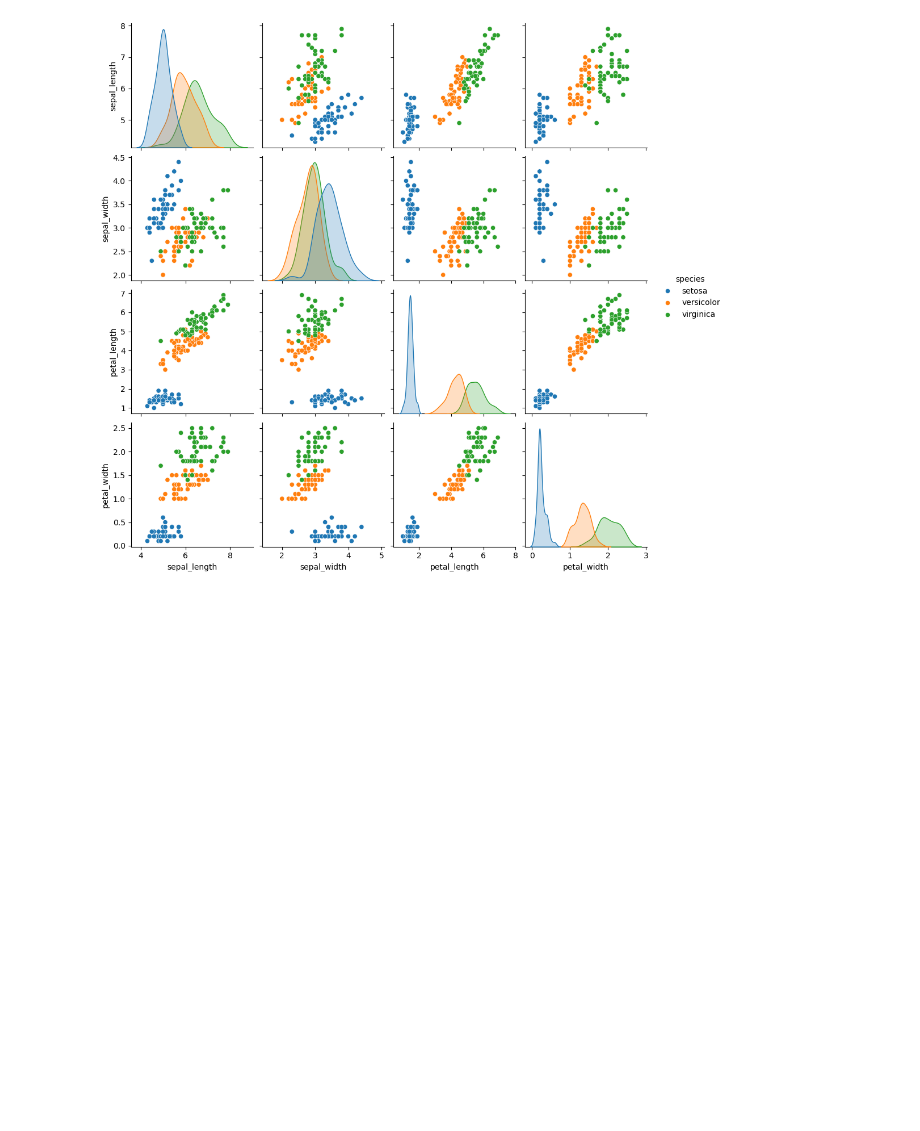
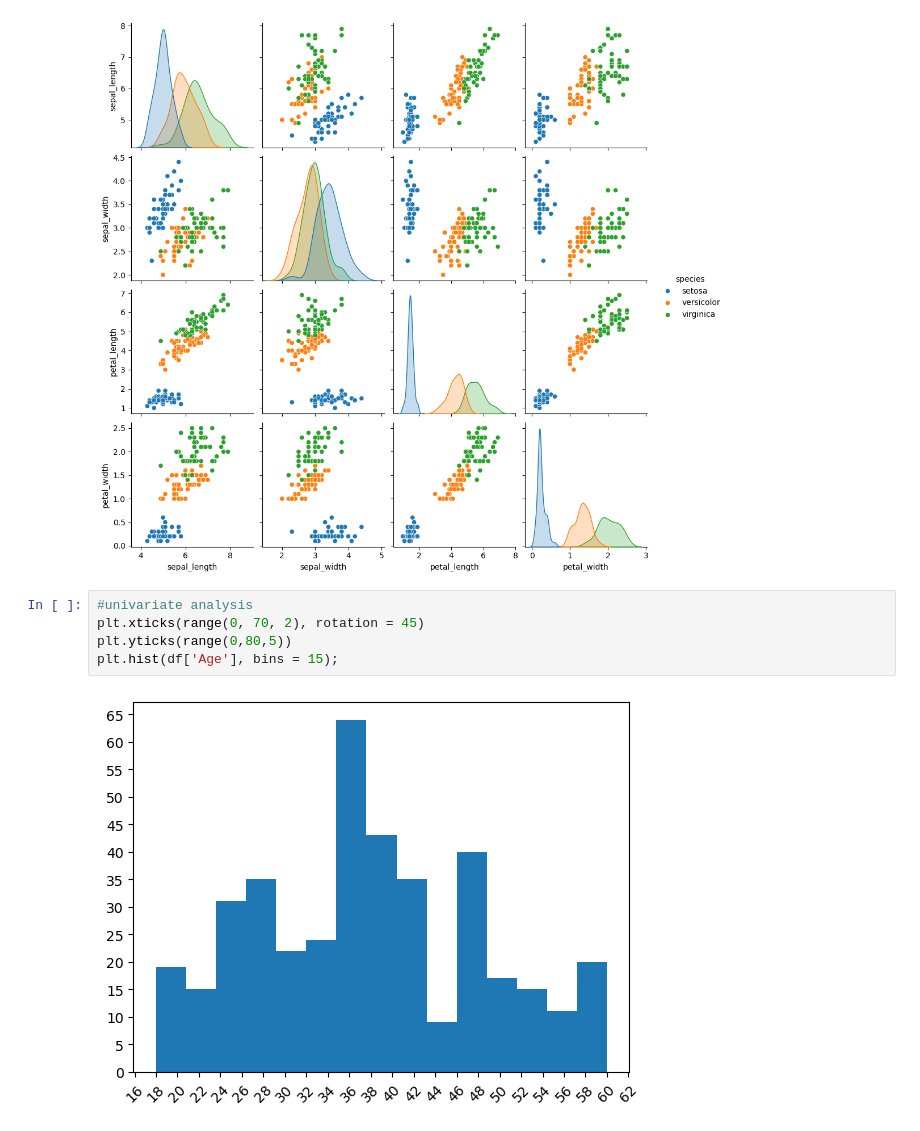
Before and after one commit to shrushti2508/internship_2026, a Jupyter notebook: Daily codes/Week 5/june_23(data_visualization).ipynb, the cells around one changed output. Cells and saved outputs as stored; diff of their text form; blank space fills up the shorter version.

```diff
--- a/Daily codes/Week 5/june_23(data_visualization).ipynb
+++ b/Daily codes/Week 5/june_23(data_visualization).ipynb
@@ -160,3 +160,10 @@ iris
 sns.pairplot(iris, hue = 'species');
 # %% [output]
 [figure]
+# %%
+#univariate analysis
+plt.xticks(range(0, 70, 2), rotation = 45)
+plt.yticks(range(0,80,5))
+plt.hist(df['Age'], bins = 15);
+# %% [output]
+[figure, added]
```
Also changed, not shown: parts of 5 cells of this notebook.
